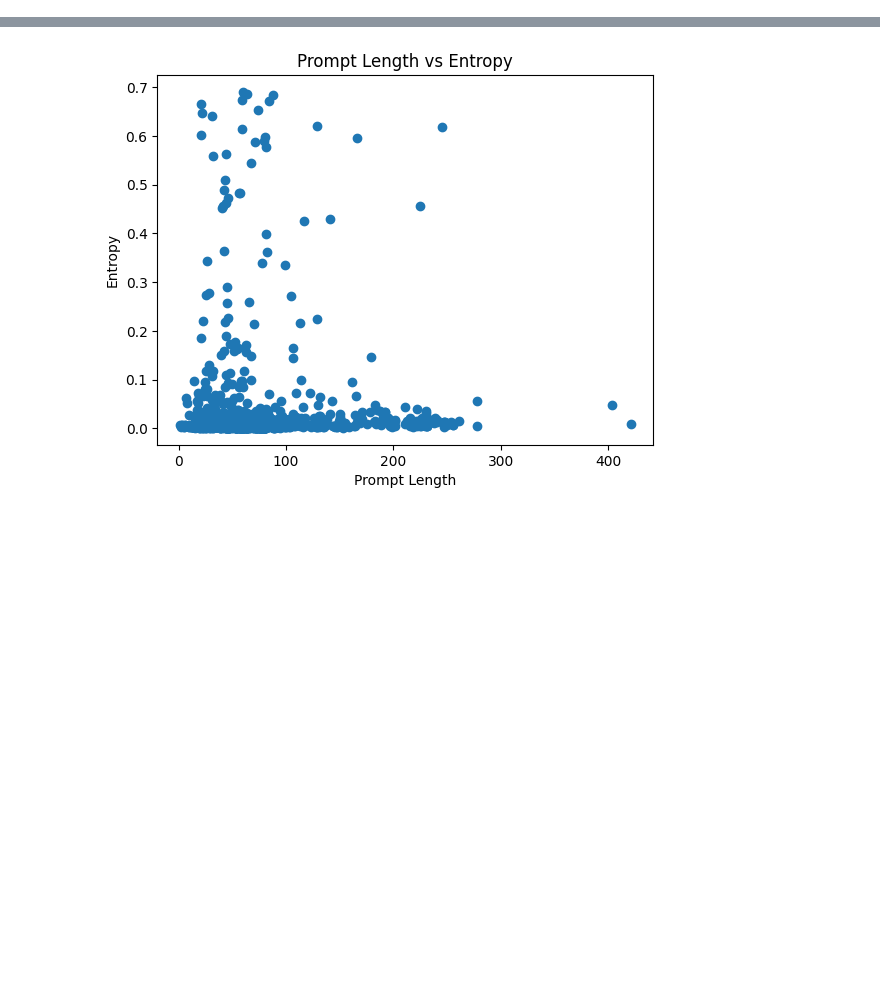
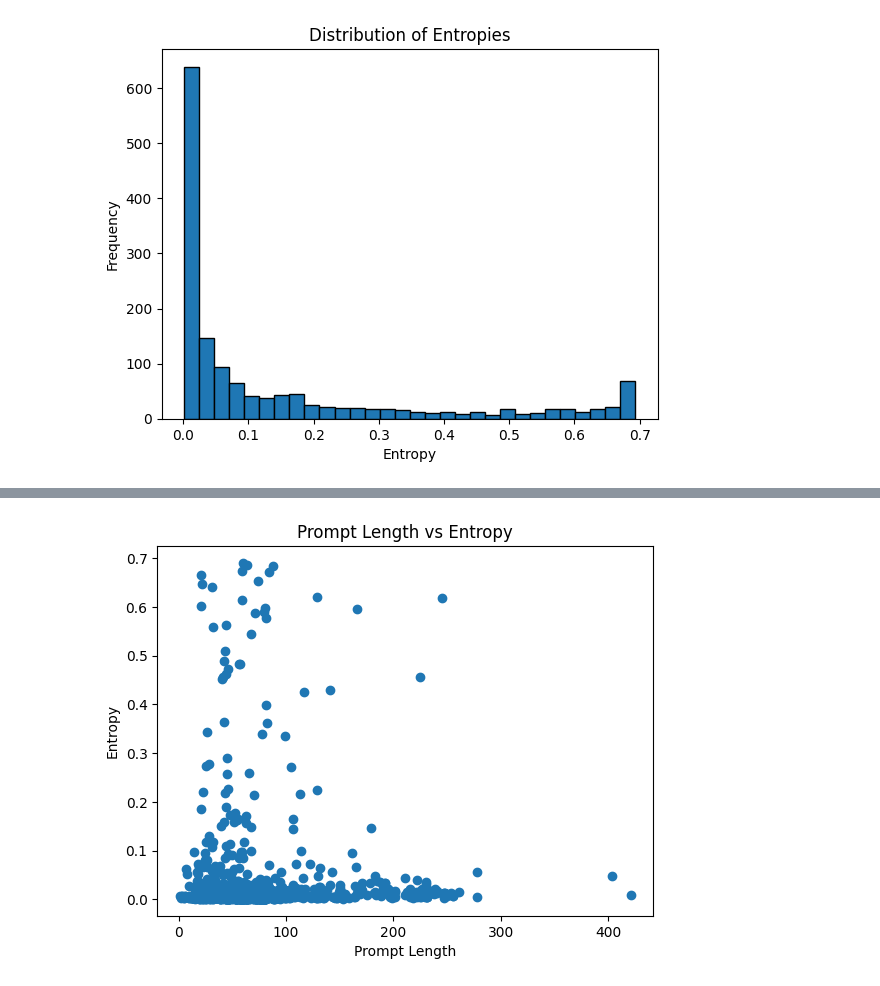
Before and after one commit to xenia-d/NLP-intent-classification, a Jupyter notebook: analysis.ipynb, the cells around one changed output, grey strips where cells are left out. Cells and saved outputs as stored; diff of their text form; code cells hidden in the pictures; blank space fills up the shorter version.

```diff
--- a/analysis.ipynb
+++ b/analysis.ipynb
@@ -33,3 +33,11 @@ plt.show()
+# %%
+plt.hist(distil_df['entropies'], bins=30, edgecolor='black')
+plt.xlabel('Entropy')
+plt.ylabel('Frequency')
+plt.title('Distribution of Entropies')
+plt.show()
+# %% [output]
+[figure, added]
 # %%
 roberta_df = pd.read_csv("ensembled_results_Roberta.csv")
 # sort from highest to lowest entropy (most uncertain to least uncertain)
```
Also changed, not shown: parts of 2 cells of this notebook, 4 other files.
